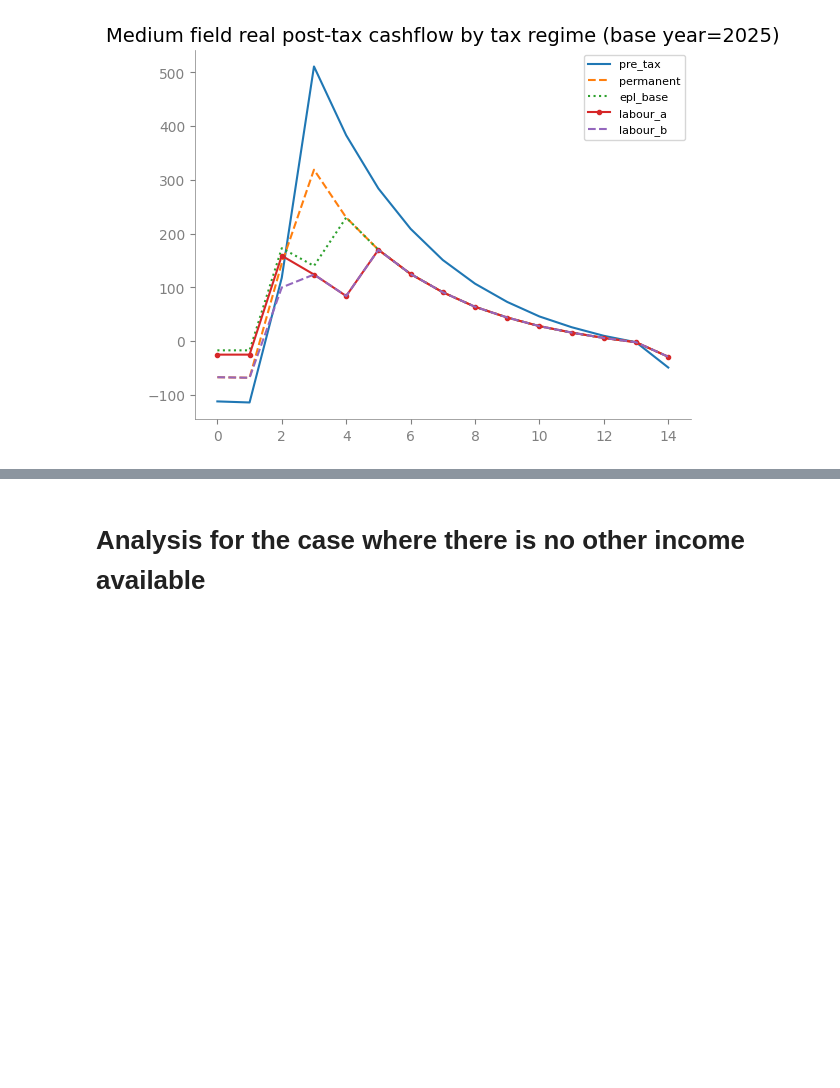
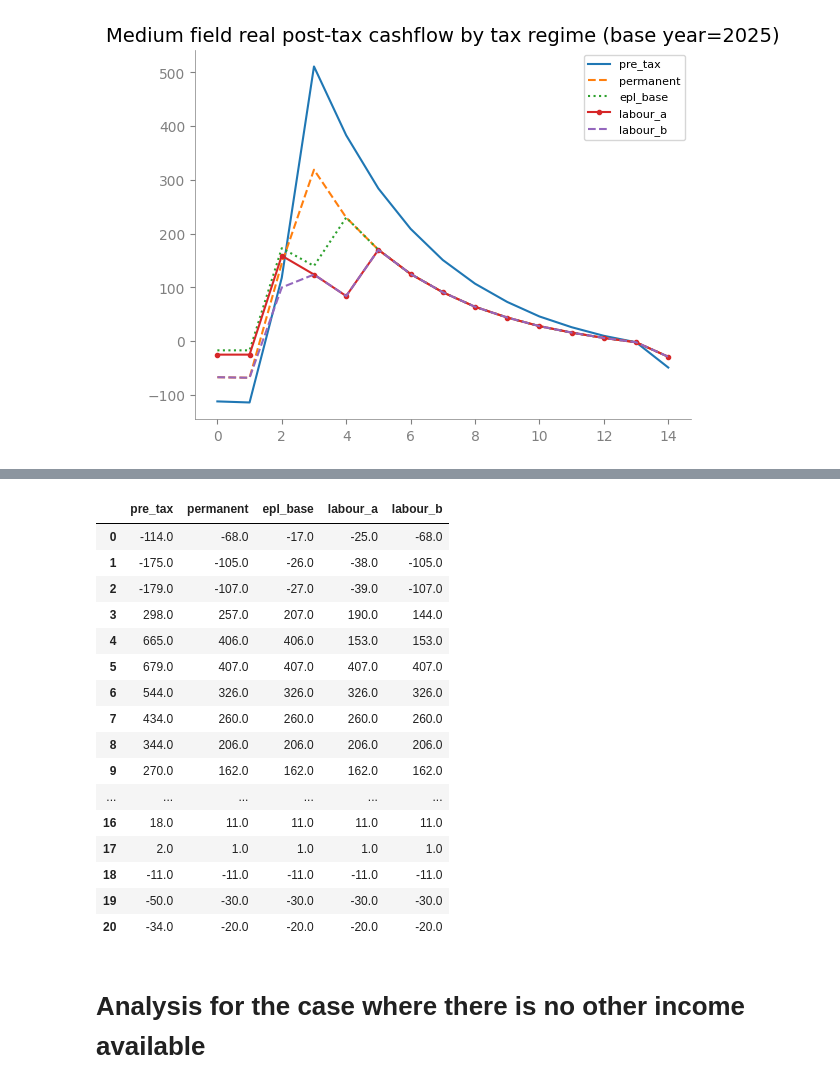
Before and after one commit to artregalado/EPL-Analysis, a Jupyter notebook: epl_analysis_October_2024_update.ipynb, the cells around one changed output, grey strips where cells are left out. Drawn from its saved outputs; the diff is of its cells as text; code cells hidden in the pictures; blank space fills up the shorter version.

Commit message:
Finalised results and stored in Excel to easy share and make work. Excel contains calcs for delay analysis and summary tables

```diff
--- a/epl_analysis_October_2024_update.ipynb
+++ b/epl_analysis_October_2024_update.ipynb
@@ -1100,5 +1130,23 @@ Text(0.5, 1.0, 'Large field real post-tax cashflow by tax regime (base year=2025
 # %%
-large_all_cases_cashflow.to_clipboard()
+large_all_cases_cashflow
+# %% [output]
+|  | pre_tax | permanent | epl_base | labour_a | labour_b |
+| 0 | -114.0 | -68.0 | -17.0 | -25.0 | -68.0 |
+| 1 | -175.0 | -105.0 | -26.0 | -38.0 | -105.0 |
+| 2 | -179.0 | -107.0 | -27.0 | -39.0 | -107.0 |
+| 3 | 298.0 | 257.0 | 207.0 | 190.0 | 144.0 |
+| 4 | 665.0 | 406.0 | 406.0 | 153.0 | 153.0 |
+| 5 | 679.0 | 407.0 | 407.0 | 407.0 | 407.0 |
+| 6 | 544.0 | 326.0 | 326.0 | 326.0 | 326.0 |
+| 7 | 434.0 | 260.0 | 260.0 | 260.0 | 260.0 |
+| 8 | 344.0 | 206.0 | 206.0 | 206.0 | 206.0 |
+| 9 | 270.0 | 162.0 | 162.0 | 162.0 | 162.0 |
+| ... | ... | ... | ... | ... | ... |
+| 16 | 18.0 | 11.0 | 11.0 | 11.0 | 11.0 |
+| 17 | 2.0 | 1.0 | 1.0 | 1.0 | 1.0 |
+| 18 | -11.0 | -11.0 | -11.0 | -11.0 | -11.0 |
+| 19 | -50.0 | -30.0 | -30.0 | -30.0 | -30.0 |
+| 20 | -34.0 | -20.0 | -20.0 | -20.0 | -20.0 |
 # %% [markdown]
 # Analysis for the case where there is no other income available
 # %%
```
Also changed, not shown: parts of 6 cells of this notebook, 1 other file.
